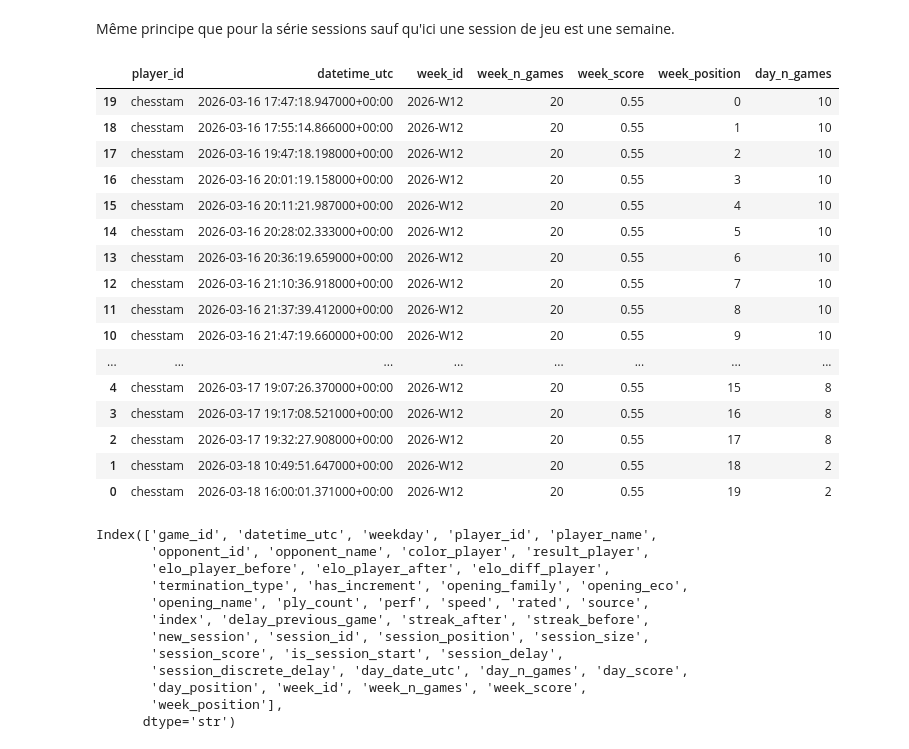
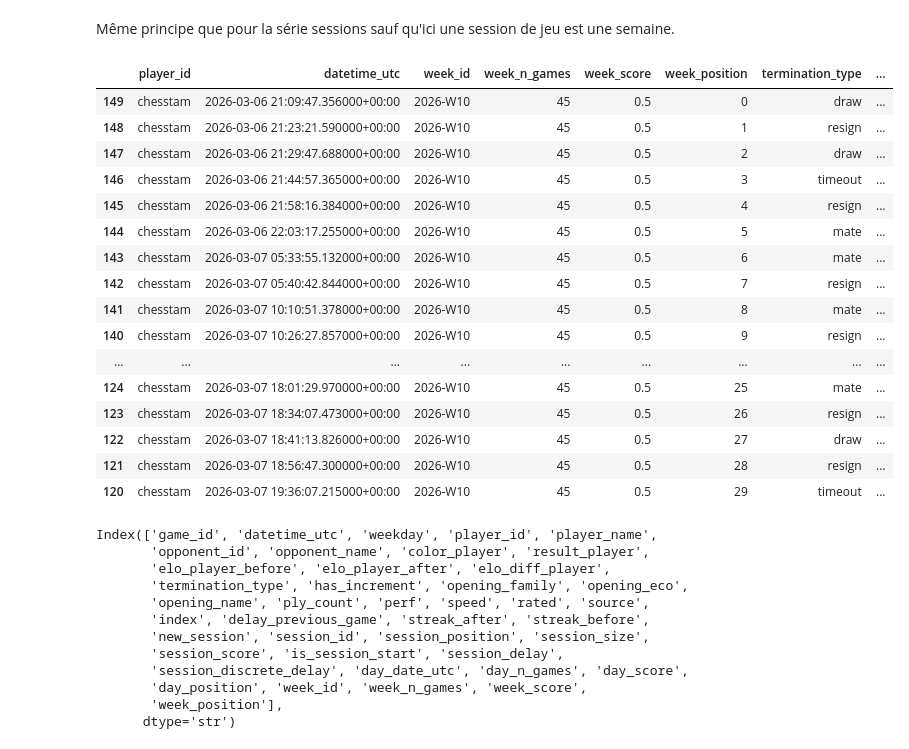
Before and after one commit to rmnlmr-3011/clustering_chess_player_lichess, a Jupyter notebook: notebooks/berserk_api_test.ipynb, the cells around one changed output. Cells and saved outputs as stored; diff of their text form; code cells hidden in the pictures.

```diff
--- a/notebooks/berserk_api_test.ipynb
+++ b/notebooks/berserk_api_test.ipynb
@@ -69,7 +69,7 @@ username = "Chesstam"
 
 games = client.games.export_by_player(
     username,
-    max=20,
+    max=150,
     perf_type="rapid",
     opening=True,
 )
@@ -369,27 +371,27 @@ Même principe que pour la série sessions sauf qu'ici une session de jeu est un
 # %%
 from src.features.week_features import add_week_features
 
 df_player_games_v6 = add_week_features(df_player_games_v5)
 
-df_player_games_v6[["player_id", "datetime_utc", "week_id", "week_n_games", "week_score", "week_position"].head(30)
+df_player_games_v6[["player_id", "datetime_utc", "week_id", "week_n_games", "week_score", "week_position", "termination_type", "result_player"]].head(30)
 # %% [output]
-|  | player_id | datetime_utc | week_id | week_n_games | week_score | week_position | day_n_games |
-| 19 | chesstam | 2026-03-16 17:47:18.947000+00:00 | 2026-W12 | 20 | 0.55 | 0 | 10 |
-| 18 | chesstam | 2026-03-16 17:55:14.866000+00:00 | 2026-W12 | 20 | 0.55 | 1 | 10 |
-| 17 | chesstam | 2026-03-16 19:47:18.198000+00:00 | 2026-W12 | 20 | 0.55 | 2 | 10 |
-| 16 | chesstam | 2026-03-16 20:01:19.158000+00:00 | 2026-W12 | 20 | 0.55 | 3 | 10 |
-| 15 | chesstam | 2026-03-16 20:11:21.987000+00:00 | 2026-W12 | 20 | 0.55 | 4 | 10 |
-| 14 | chesstam | 2026-03-16 20:28:02.333000+00:00 | 2026-W12 | 20 | 0.55 | 5 | 10 |
-| 13 | chesstam | 2026-03-16 20:36:19.659000+00:00 | 2026-W12 | 20 | 0.55 | 6 | 10 |
-| 12 | chesstam | 2026-03-16 21:10:36.918000+00:00 | 2026-W12 | 20 | 0.55 | 7 | 10 |
-| 11 | chesstam | 2026-03-16 21:37:39.412000+00:00 | 2026-W12 | 20 | 0.55 | 8 | 10 |
-| 10 | chesstam | 2026-03-16 21:47:19.660000+00:00 | 2026-W12 | 20 | 0.55 | 9 | 10 |
-| ... | ... | ... | ... | ... | ... | ... | ... |
-| 4 | chesstam | 2026-03-17 19:07:26.370000+00:00 | 2026-W12 | 20 | 0.55 | 15 | 8 |
-| 3 | chesstam | 2026-03-17 19:17:08.521000+00:00 | 2026-W12 | 20 | 0.55 | 16 | 8 |
-| 2 | chesstam | 2026-03-17 19:32:27.908000+00:00 | 2026-W12 | 20 | 0.55 | 17 | 8 |
-| 1 | chesstam | 2026-03-18 10:49:51.647000+00:00 | 2026-W12 | 20 | 0.55 | 18 | 2 |
-| 0 | chesstam | 2026-03-18 16:00:01.371000+00:00 | 2026-W12 | 20 | 0.55 | 19 | 2 |
+|  | player_id | datetime_utc | week_id | week_n_games | week_score | week_position | termination_type | ... |
+| 149 | chesstam | 2026-03-06 21:09:47.356000+00:00 | 2026-W10 | 45 | 0.5 | 0 | draw | ... |
+| 148 | chesstam | 2026-03-06 21:23:21.590000+00:00 | 2026-W10 | 45 | 0.5 | 1 | resign | ... |
+| 147 | chesstam | 2026-03-06 21:29:47.688000+00:00 | 2026-W10 | 45 | 0.5 | 2 | draw | ... |
+| 146 | chesstam | 2026-03-06 21:44:57.365000+00:00 | 2026-W10 | 45 | 0.5 | 3 | timeout | ... |
+| 145 | chesstam | 2026-03-06 21:58:16.384000+00:00 | 2026-W10 | 45 | 0.5 | 4 | resign | ... |
+| 144 | chesstam | 2026-03-06 22:03:17.255000+00:00 | 2026-W10 | 45 | 0.5 | 5 | mate | ... |
+| 143 | chesstam | 2026-03-07 05:33:55.132000+00:00 | 2026-W10 | 45 | 0.5 | 6 | mate | ... |
+| 142 | chesstam | 2026-03-07 05:40:42.844000+00:00 | 2026-W10 | 45 | 0.5 | 7 | resign | ... |
+| 141 | chesstam | 2026-03-07 10:10:51.378000+00:00 | 2026-W10 | 45 | 0.5 | 8 | mate | ... |
+| 140 | chesstam | 2026-03-07 10:26:27.857000+00:00 | 2026-W10 | 45 | 0.5 | 9 | resign | ... |
+| ... | ... | ... | ... | ... | ... | ... | ... | ... |
+| 124 | chesstam | 2026-03-07 18:01:29.970000+00:00 | 2026-W10 | 45 | 0.5 | 25 | mate | ... |
+| 123 | chesstam | 2026-03-07 18:34:07.473000+00:00 | 2026-W10 | 45 | 0.5 | 26 | resign | ... |
+| 122 | chesstam | 2026-03-07 18:41:13.826000+00:00 | 2026-W10 | 45 | 0.5 | 27 | draw | ... |
+| 121 | chesstam | 2026-03-07 18:56:47.300000+00:00 | 2026-W10 | 45 | 0.5 | 28 | resign | ... |
+| 120 | chesstam | 2026-03-07 19:36:07.215000+00:00 | 2026-W10 | 45 | 0.5 | 29 | timeout | ... |
 # %%
 print(df_player_games_v6.columns)
 # %% [output]
```
Also changed, not shown: parts of 14 cells of this notebook, 1 other file.
